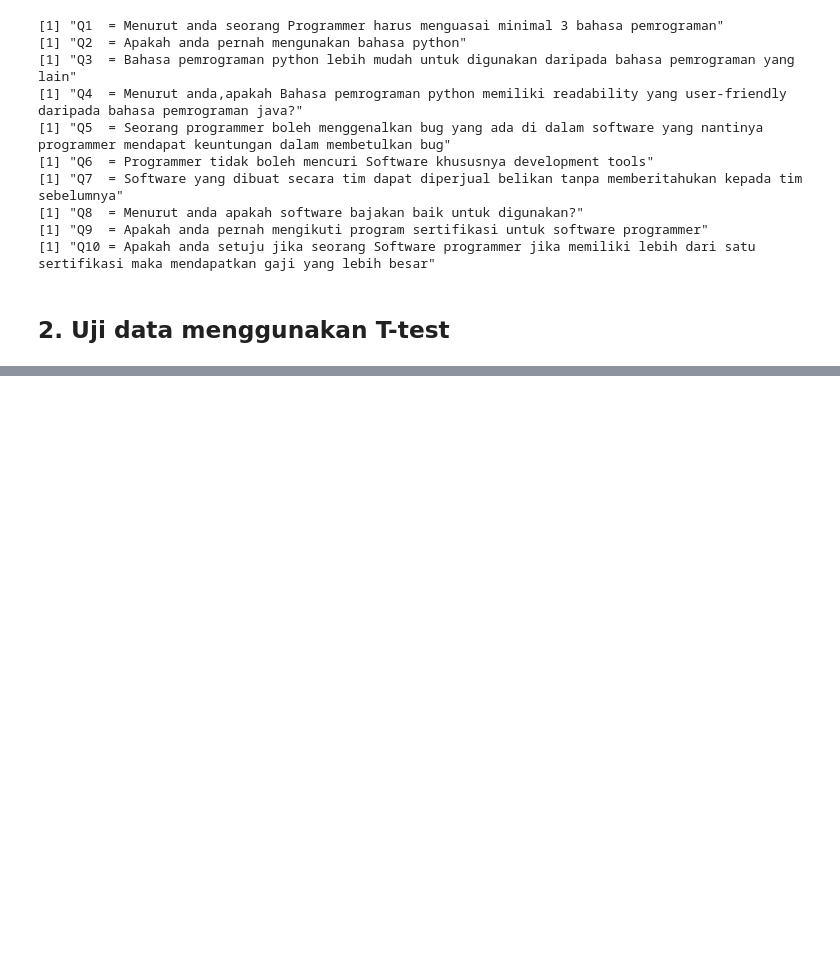
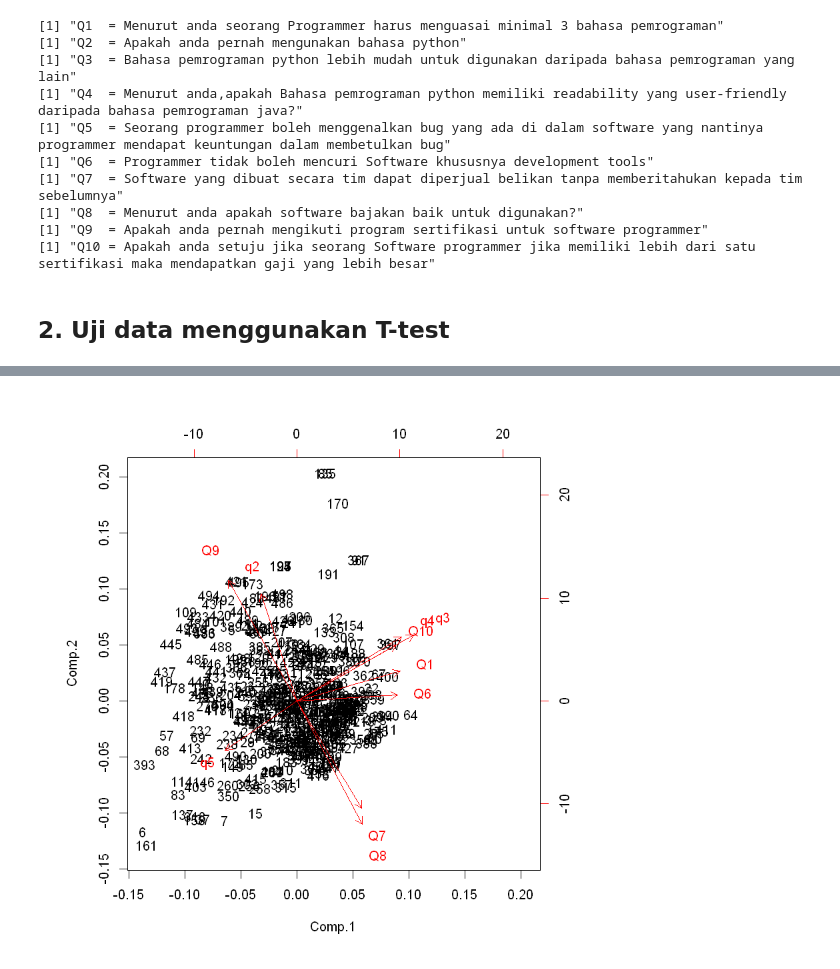
Before and after one commit to Farry-Rangian/Exploratory-Data-Analysis, a Jupyter notebook: Tugas-4-Uji-Data.ipynb, the cells around one changed output, grey strips where cells are left out. Drawn from its saved outputs; the diff is of its cells as text; code cells hidden in the pictures; blank space fills up the shorter version.

```diff
--- a/Tugas-4-Uji-Data.ipynb
+++ b/Tugas-4-Uji-Data.ipynb
@@ -71,0 +346,5 @@ Q10 0.04 0.09 0.20 0.45 0.22    0
+# %%
+# Biplot of score variables
+biplot(pca)
+# %% [output]
+[figure, added]
```
Also changed, not shown: parts of 30 cells of this notebook.
